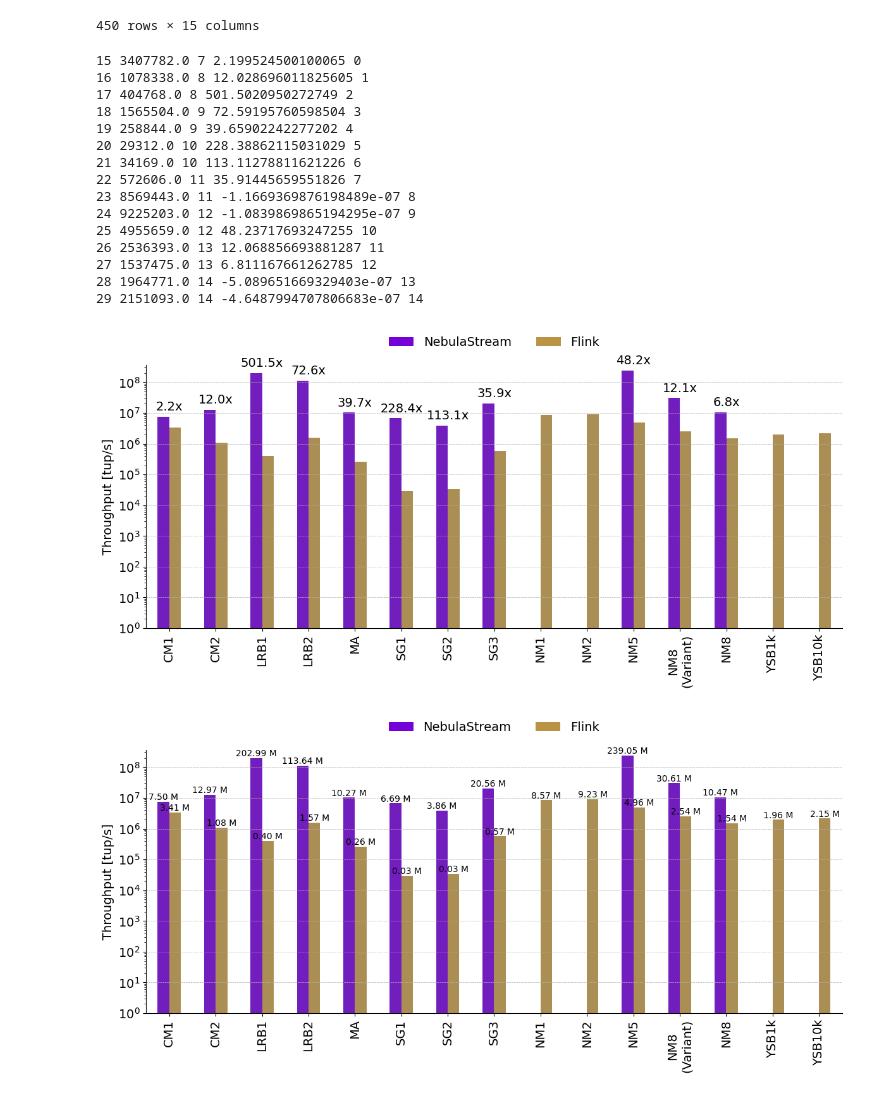
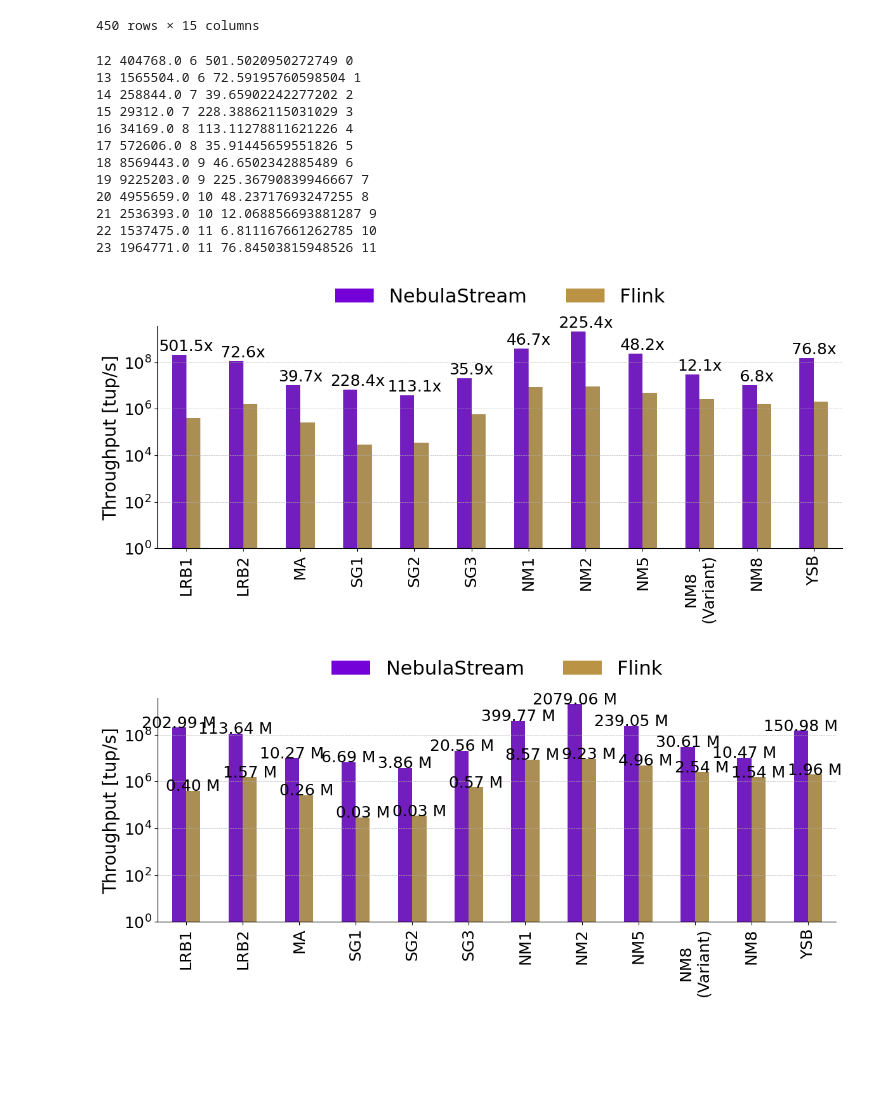
Before and after one commit to keyseven123/engine-statemanagement-paper, a Jupyter notebook: scripts/benchmarking/e2e/plots/SystemComparisonPlots.ipynb, the cells around one changed output. Drawn from its saved outputs; the diff is of its cells as text; code cells hidden in the pictures; blank space fills up the shorter version.

```diff
--- a/scripts/benchmarking/e2e/plots/SystemComparisonPlots.ipynb
+++ b/scripts/benchmarking/e2e/plots/SystemComparisonPlots.ipynb
@@ -33,6 +33,8 @@ legend_handles = [
 ]
 
 df_concatenated['query_name'] = df_concatenated['query_name'].str.replace('NM8_Variant', 'NM8\n(Variant)')
+df_concatenated['query_name'] = df_concatenated['query_name'].str.replace('YSB1k', 'YSB')
+df_concatenated.loc[df_concatenated['tuplesPerSecond'] == -1, 'tuplesPerSecond'] = df_concatenated['tuplesPerSecond_e2e']
 df_concatenated
 # %% [output]
 |  | bytesPerSecond | query_name | time | tuplesPerSecond_e2e | tuplesPerSecond | executionMode | parallelism | ... |
@@ -55,18 +57,18 @@ cacheType = "SECOND_CHANCE"
 df_filtered = df_concatenated[df_concatenated['parallelism'] == noThreads]
 df_filtered = df_filtered[(df_filtered['system'] == 'Flink') | ((df_filtered['system'] == 'NebulaStream') & (df_filtered['sliceCacheType'] == cacheType))]
 hue_order = ['NebulaStream', 'Flink']
-x_order = ["CM1", "CM2", "LRB1", "LRB2", "MA", "SG1", "SG2", "SG3", "NM1", "NM2", "NM5", "NM8\n(Variant)", "NM8", "YSB1k", "YSB10k"]
-
+#x_order = ["CM1", "CM2", "LRB1", "LRB2", "MA", "SG1", "SG2", "SG3", "NM1", "NM2", "NM5", "NM8\n(Variant)", "NM8", "YSB1k", "YSB10k"]
+x_order = ["LRB1", "LRB2", "MA", "SG1", "SG2", "SG3", "NM1", "NM2", "NM5", "NM8\n(Variant)", "NM8", "YSB"]
 
 #df_filtered = df_concatenated
 # Create and save the bar plot
 plt.figure(figsize=(12, 6))
 ax = sns.barplot(data=df_filtered, x='query_name', y='tuplesPerSecond', hue='system', palette=custom_palette, hue_order=hue_order, order=x_order, dodge=0.2, width=0.5)
 #plt.title(f'Tuples per Second for numberOfWorkerThreads == {noThreads}')
-plt.xticks(rotation=90, fontsize=14)
+plt.xticks(rotation=90, fontsize=18)
 plt.xlabel("")
-plt.ylabel("Throughput [tup/s]", fontsize=14)
-plt.yticks(fontsize=14)
+plt.ylabel("Throughput [tup/s]", fontsize=20)
+plt.yticks(fontsize=18)
 plt.yscale('log')
 plt.ylim(1)
 plt.grid(True, which='major', axis='y', linestyle='--', linewidth=0.5)
@@ -86,75 +88,67 @@ for pid, p in enumerate(ax.patches):
         print(pid, p.get_height(), pid//2, speedup, pos_baseline)
         ax.annotate(f'{speedup:.1f}x',
                     (p.get_x(), baseline_height * 1.5),
-                    ha='center', va='center', xytext=(0, 5),
-                    textcoords='offset points', fontsize=14, rotation=0)
+                    ha='center', va='center', xytext=(0, 5), fontsize = 18,
+                    textcoords='offset points', rotation=0)
 
-plt.legend(title='', handles=legend_handles, fontsize=14, title_fontsize=14, labels=hue_order,
+plt.legend(title='', handles=legend_handles, fontsize=22, title_fontsize=22, labels=hue_order,
     loc='upper center',
-    bbox_to_anchor=(0.5, 1.15),
+    bbox_to_anchor=(0.5, 1.25),
     ncol=2,
     frameon=False)
 plt.tight_layout()
-plt.savefig(os.path.join(output_dir, 'system_comparison_listener.pdf'))
+plt.savefig(os.path.join(output_dir, 'system_comparison.pdf'))
 plt.show()
 plt.close()
-
-# Filter data for numberOfWorkerThreads == 24
-noThreads = 24
-df_filtered = df_concatenated[df_concatenated['parallelism'] == noThreads]
-df_filtered = df_filtered[(df_filtered['system'] == 'Flink') | ((df_filtered['system'] == 'NebulaStream') & (df_filtered['sliceCacheType'] == cacheType))]
 
 
 #df_filtered = df_concatenated
 # Create and save the bar plot
 plt.figure(figsize=(12, 6))
 ax = sns.barplot(data=df_filtered, x='query_name', y='tuplesPerSecond', hue='system', palette=custom_palette, hue_order=hue_order, order=x_order, dodge=0.2, width=0.5)
 #plt.title(f'Tuples per Second for numberOfWorkerThreads == {noThreads}')
-plt.xticks(rotation=90, fontsize=14)
+plt.xticks(rotation=90, fontsize=18)
 plt.xlabel("")
-plt.ylabel("Throughput [tup/s]", fontsize=14)
-plt.yticks(fontsize=14)
+plt.ylabel("Throughput [tup/s]", fontsize=20)
+plt.yticks(fontsize=18)
 plt.yscale('log')
 plt.ylim(1)
 plt.grid(True, which='major', axis='y', linestyle='--', linewidth=0.5)
 
 # Remove top and right spines
 ax.spines['top'].set_visible(False)
 ax.spines['right'].set_visible(False)
 
 # Annotate the bars with values in millions per second
 for p in ax.patches:
     ax.annotate(f'{p.get_height() / 1e6:.2f} M',
                 (p.get_x() + p.get_width() / 2., p.get_height()),
-                ha='center', va='center', xytext=(0, 5),
+                ha='center', va='center', xytext=(0, 5), fontsize = 18,
                 textcoords='offset points')
 
-plt.legend(title='', handles=legend_handles, fontsize=14, title_fontsize=14, labels=hue_order,
+plt.legend(title='', handles=legend_handles, fontsize=22, title_fontsize=22, labels=hue_order,
     loc='upper center',
-    bbox_to_anchor=(0.5, 1.15),
+    bbox_to_anchor=(0.5, 1.25),
     ncol=2,
     frameon=False)
 plt.tight_layout()
 plt.show()
 plt.close()
 # %% [output]
-15 3407782.0 7 2.199524500100065 0
-16 1078338.0 8 12.028696011825605 1
-17 404768.0 8 501.5020950272749 2
-18 1565504.0 9 72.59195760598504 3
-19 258844.0 9 39.65902242277202 4
-20 29312.0 10 228.38862115031029 5
-21 34169.0 10 113.11278811621226 6
-22 572606.0 11 35.91445659551826 7
-23 8569443.0 11 -1.1669369876198489e-07 8
-24 9225203.0 12 -1.0839869865194295e-07 9
-25 4955659.0 12 48.23717693247255 10
-26 2536393.0 13 12.068856693881287 11
-27 1537475.0 13 6.811167661262785 12
-28 1964771.0 14 -5.089651669329403e-07 13
-29 2151093.0 14 -4.6487994707806683e-07 14
+12 404768.0 6 501.5020950272749 0
+13 1565504.0 6 72.59195760598504 1
+14 258844.0 7 39.65902242277202 2
+15 29312.0 7 228.38862115031029 3
+16 34169.0 8 113.11278811621226 4
+17 572606.0 8 35.91445659551826 5
+18 8569443.0 9 46.6502342885489 6
+19 9225203.0 9 225.36790839946667 7
+20 4955659.0 10 48.23717693247255 8
+21 2536393.0 10 12.068856693881287 9
+22 1537475.0 11 6.811167661262785 10
+23 1964771.0 11 76.84503815948526 11
-[figure, old version]
+[figure, new version]
-[figure, old version]
+[figure, new version]
 # %%
 # Filter data for numberOfWorkerThreads == 24
 noThreads = 24
```
Also changed, not shown: parts of 3 cells of this notebook, 24 other files.
